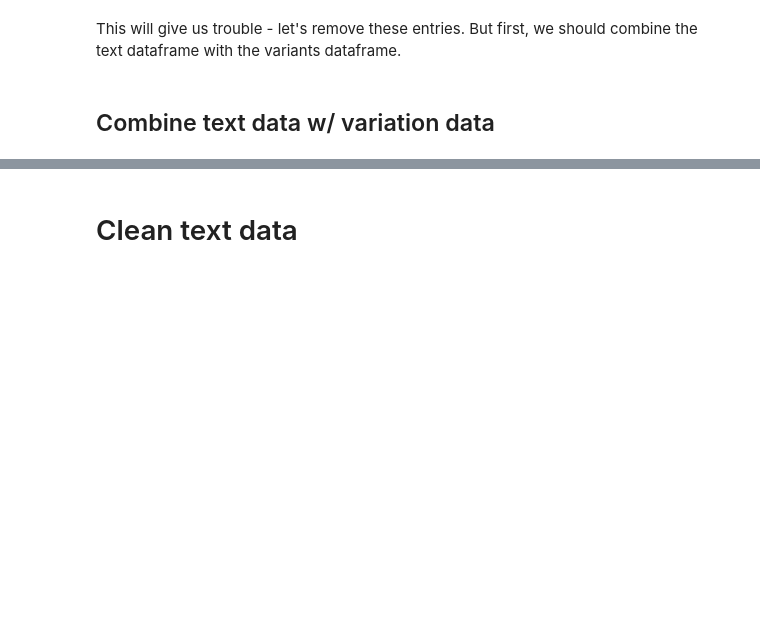
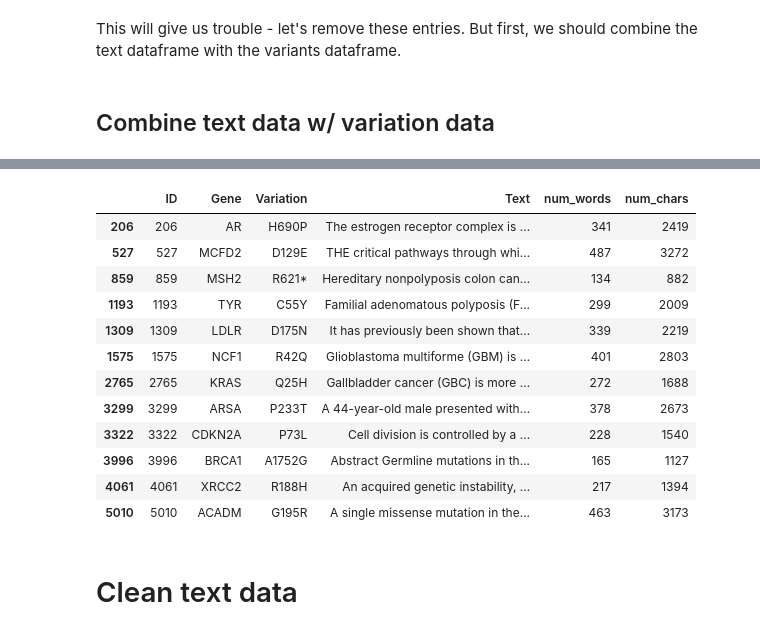
Before and after one commit to kfchou/PersonalizedMedicine, a Jupyter notebook: EDA.ipynb, the cells around one changed output, grey strips where cells are left out. Drawn from its saved outputs; the diff is of its cells as text; code cells hidden in the pictures; blank space fills up the shorter version.

```diff
--- a/EDA.ipynb
+++ b/EDA.ipynb
@@ -227,3 +300,19 @@ Some variations have the same text descriptor, and belong to the same class. Som
+# %%
+test_df[test_df["num_words"]<500]
+# %% [output]
+|  | ID | Gene | Variation | Text | num_words | num_chars |
+| 206 | 206 | AR | H690P | The estrogen receptor complex is ... | 341 | 2419 |
+| 527 | 527 | MCFD2 | D129E | THE critical pathways through whi... | 487 | 3272 |
+| 859 | 859 | MSH2 | R621* | Hereditary nonpolyposis colon can... | 134 | 882 |
+| 1193 | 1193 | TYR | C55Y | Familial adenomatous polyposis (F... | 299 | 2009 |
+| 1309 | 1309 | LDLR | D175N | It has previously been shown that... | 339 | 2219 |
+| 1575 | 1575 | NCF1 | R42Q | Glioblastoma multiforme (GBM) is ... | 401 | 2803 |
+| 2765 | 2765 | KRAS | Q25H | Gallbladder cancer (GBC) is more ... | 272 | 1688 |
+| 3299 | 3299 | ARSA | P233T | A 44-year-old male presented with... | 378 | 2673 |
+| 3322 | 3322 | CDKN2A | P73L | Cell division is controlled by a ... | 228 | 1540 |
+| 3996 | 3996 | BRCA1 | A1752G | Abstract Germline mutations in th... | 165 | 1127 |
+| 4061 | 4061 | XRCC2 | R188H | An acquired genetic instability, ... | 217 | 1394 |
+| 5010 | 5010 | ACADM | G195R | A single missense mutation in the... | 463 | 3173 |
 # %% [markdown]
 # Clean text data
 # %%
```
Also changed, not shown: parts of 30 cells of this notebook.
